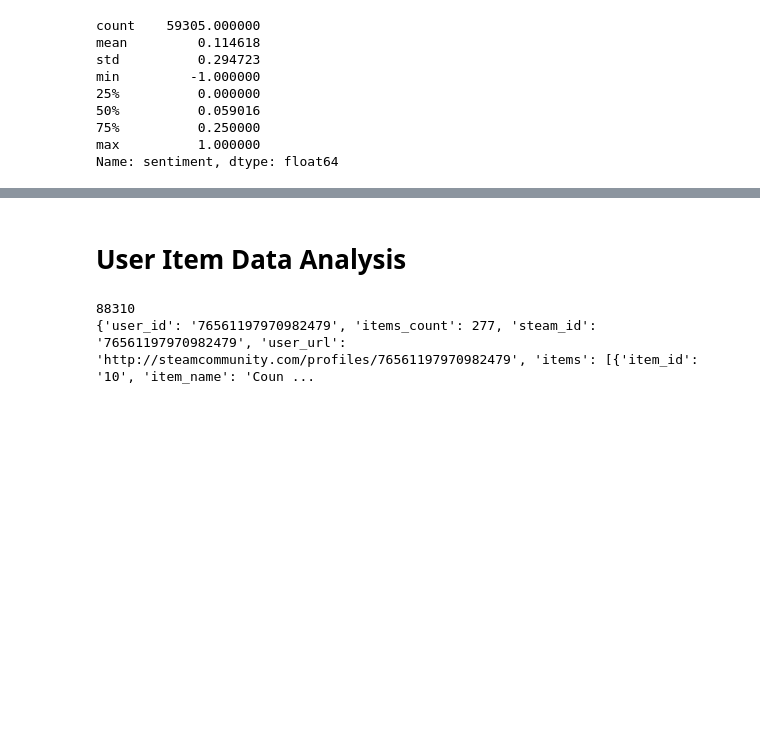
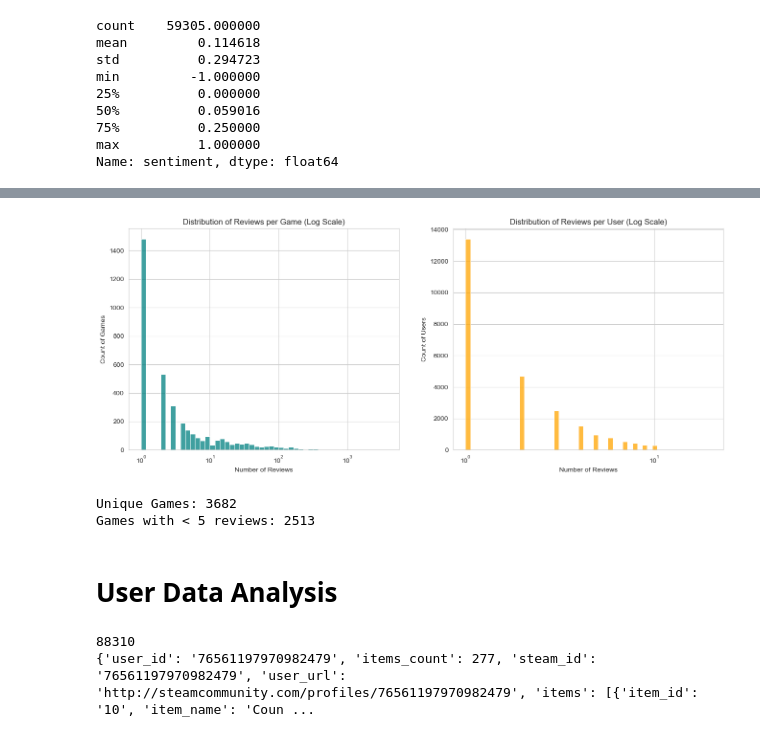
Before and after one commit to TimKraemer1/CSE258-Assignment2, a Jupyter notebook: exploratory_data_analysis.ipynb, the cells around one changed output, grey strips where cells are left out. Saved outputs shown, nothing was run; the diff lists cells and outputs as text; code cells hidden in the pictures; blank space fills up the shorter version.

```diff
--- a/exploratory_data_analysis.ipynb
+++ b/exploratory_data_analysis.ipynb
@@ -127,5 +168,31 @@ Name: sentiment, dtype: float64
+# %%
+# Cell: The Long Tail - Users and Items
+fig, axes = plt.subplots(1, 2, figsize=(16, 6))
+
+# 1. Reviews per Game
+game_review_counts = review_df["game_id"].value_counts()
+sns.histplot(game_review_counts, bins=50, log_scale=True, ax=axes[0], color="teal")
+axes[0].set_title("Distribution of Reviews per Game (Log Scale)")
+axes[0].set_xlabel("Number of Reviews")
+axes[0].set_ylabel("Count of Games")
+
+# 2. Reviews per User
+user_review_counts = review_df["user_id"].value_counts()
+sns.histplot(user_review_counts, bins=50, log_scale=True, ax=axes[1], color="orange")
+axes[1].set_title("Distribution of Reviews per User (Log Scale)")
+axes[1].set_xlabel("Number of Reviews")
+axes[1].set_ylabel("Count of Users")
+
+plt.show()
+
+print(f"Unique Games: {len(game_review_counts)}")
+print(f"Games with < 5 reviews: {sum(game_review_counts < 5)}")
+# %% [output]
+[figure, added]
+Unique Games: 3682
+Games with < 5 reviews: 2513
 # %% [markdown]
-# User Item Data Analysis
+# User Data Analysis
 # %%
 import gzip
 import ast
```
Also changed, not shown: parts of 20 cells of this notebook.
